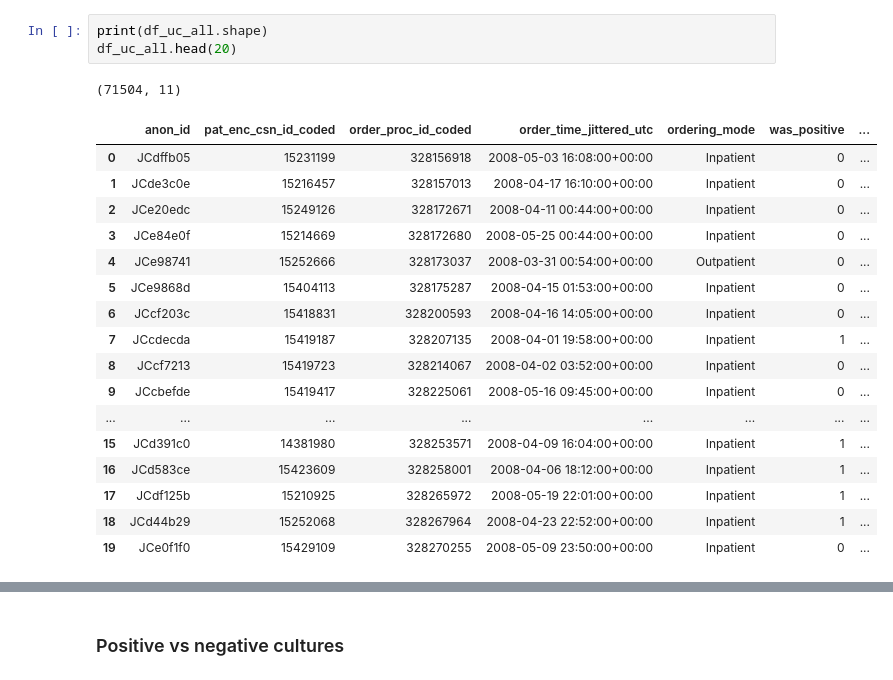
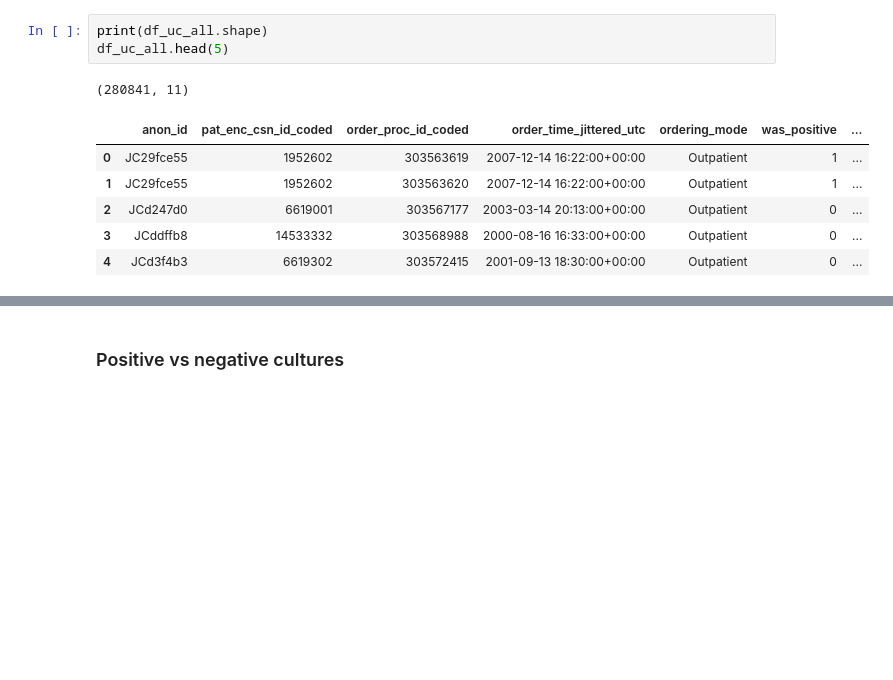
Before and after one commit to HealthRex/CDSS, a Jupyter notebook: scripts/UrineCulture/notebooks/suspected-uti-cohort-eda.ipynb, the cells around one changed output, grey strips where cells are left out. Drawn from its saved outputs; the diff is of its cells as text; blank space fills up the shorter version.

```diff
--- a/scripts/UrineCulture/notebooks/suspected-uti-cohort-eda.ipynb
+++ b/scripts/UrineCulture/notebooks/suspected-uti-cohort-eda.ipynb
@@ -239,22 +284,11 @@ ORDER BY
 # %%
 print(df_uc_all.shape)
-df_uc_all.head(20)
+df_uc_all.head(5)
 # %% [output]
-(71504, 11)
+(280841, 11)
 |  | anon_id | pat_enc_csn_id_coded | order_proc_id_coded | order_time_jittered_utc | ordering_mode | was_positive | ... |
-| 0 | JCdffb05 | 15231199 | 328156918 | 2008-05-03 16:08:00+00:00 | Inpatient | 0 | ... |
-| 1 | JCde3c0e | 15216457 | 328157013 | 2008-04-17 16:10:00+00:00 | Inpatient | 0 | ... |
-| 2 | JCe20edc | 15249126 | 328172671 | 2008-04-11 00:44:00+00:00 | Inpatient | 0 | ... |
-| 3 | JCe84e0f | 15214669 | 328172680 | 2008-05-25 00:44:00+00:00 | Inpatient | 0 | ... |
-| 4 | JCe98741 | 15252666 | 328173037 | 2008-03-31 00:54:00+00:00 | Outpatient | 0 | ... |
-| 5 | JCe9868d | 15404113 | 328175287 | 2008-04-15 01:53:00+00:00 | Inpatient | 0 | ... |
-| 6 | JCcf203c | 15418831 | 328200593 | 2008-04-16 14:05:00+00:00 | Inpatient | 0 | ... |
-| 7 | JCcdecda | 15419187 | 328207135 | 2008-04-01 19:58:00+00:00 | Inpatient | 1 | ... |
-| 8 | JCcf7213 | 15419723 | 328214067 | 2008-04-02 03:52:00+00:00 | Inpatient | 0 | ... |
-| 9 | JCcbefde | 15419417 | 328225061 | 2008-05-16 09:45:00+00:00 | Inpatient | 0 | ... |
-| ... | ... | ... | ... | ... | ... | ... | ... |
-| 15 | JCd391c0 | 14381980 | 328253571 | 2008-04-09 16:04:00+00:00 | Inpatient | 1 | ... |
-| 16 | JCd583ce | 15423609 | 328258001 | 2008-04-06 18:12:00+00:00 | Inpatient | 1 | ... |
-| 17 | JCdf125b | 15210925 | 328265972 | 2008-05-19 22:01:00+00:00 | Inpatient | 1 | ... |
-| 18 | JCd44b29 | 15252068 | 328267964 | 2008-04-23 22:52:00+00:00 | Inpatient | 1 | ... |
-| 19 | JCe0f1f0 | 15429109 | 328270255 | 2008-05-09 23:50:00+00:00 | Inpatient | 0 | ... |
+| 0 | JC29fce55 | 1952602 | 303563619 | 2007-12-14 16:22:00+00:00 | Outpatient | 1 | ... |
+| 1 | JC29fce55 | 1952602 | 303563620 | 2007-12-14 16:22:00+00:00 | Outpatient | 1 | ... |
+| 2 | JCd247d0 | 6619001 | 303567177 | 2003-03-14 20:13:00+00:00 | Outpatient | 0 | ... |
+| 3 | JCddffb8 | 14533332 | 303568988 | 2000-08-16 16:33:00+00:00 | Outpatient | 0 | ... |
+| 4 | JCd3f4b3 | 6619302 | 303572415 | 2001-09-13 18:30:00+00:00 | Outpatient | 0 | ... |
```
Also changed, not shown: parts of 23 cells of this notebook, 7 other files.
